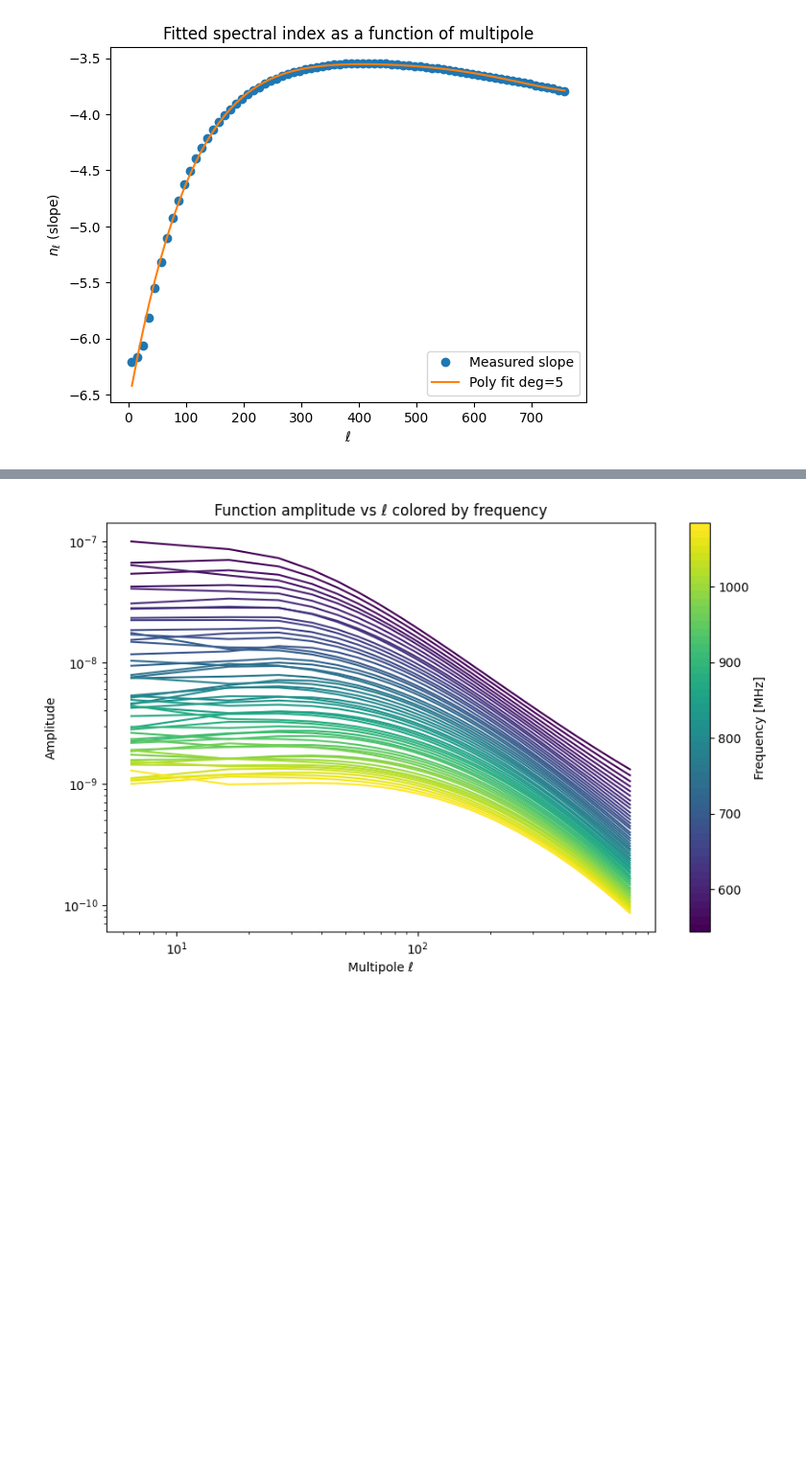
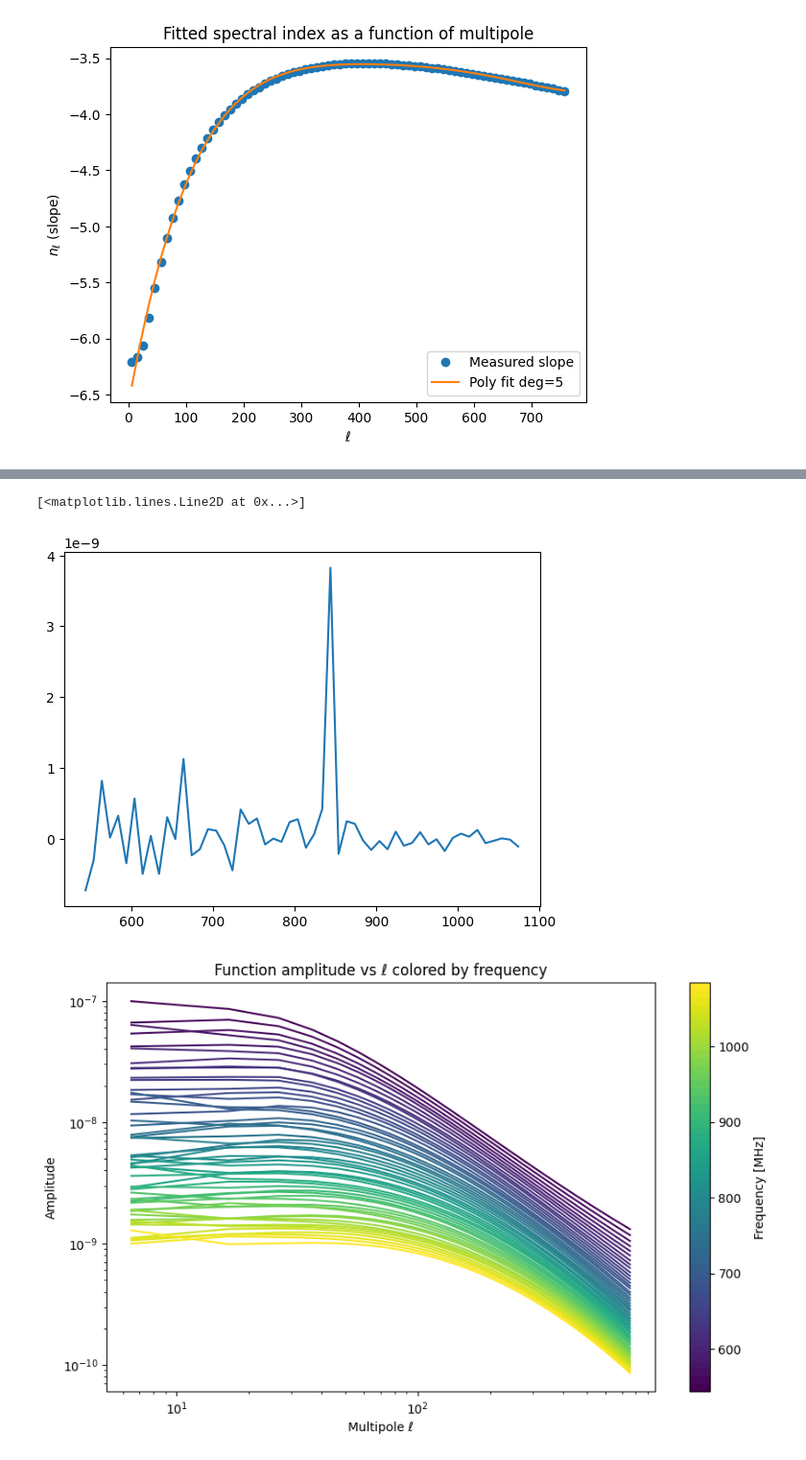
Before and after one commit to urwa99/MASS_Thesis, a Jupyter notebook: HI/parametric_model.ipynb, the cells around one changed output, grey strips where cells are left out. Shown at 96% size. Saved outputs shown, nothing was run; the diff lists cells and outputs as text; code cells hidden in the pictures; blank space fills up the shorter version.

```diff
--- a/HI/parametric_model.ipynb
+++ b/HI/parametric_model.ipynb
@@ -444,3 +467,8 @@ Text(0.5, 1.0, 'Fitted spectral index as a function of multipole')
+# %%
+plt.plot(freqs[:-1], hi_binned[2,:,30])
+# %% [output]
+[<matplotlib.lines.Line2D at 0x...>]
+[figure, added]
 # %%
 import matplotlib.pyplot as plt
 import matplotlib.colors as mcolors
```
Also changed, not shown: parts of 15 cells of this notebook.
